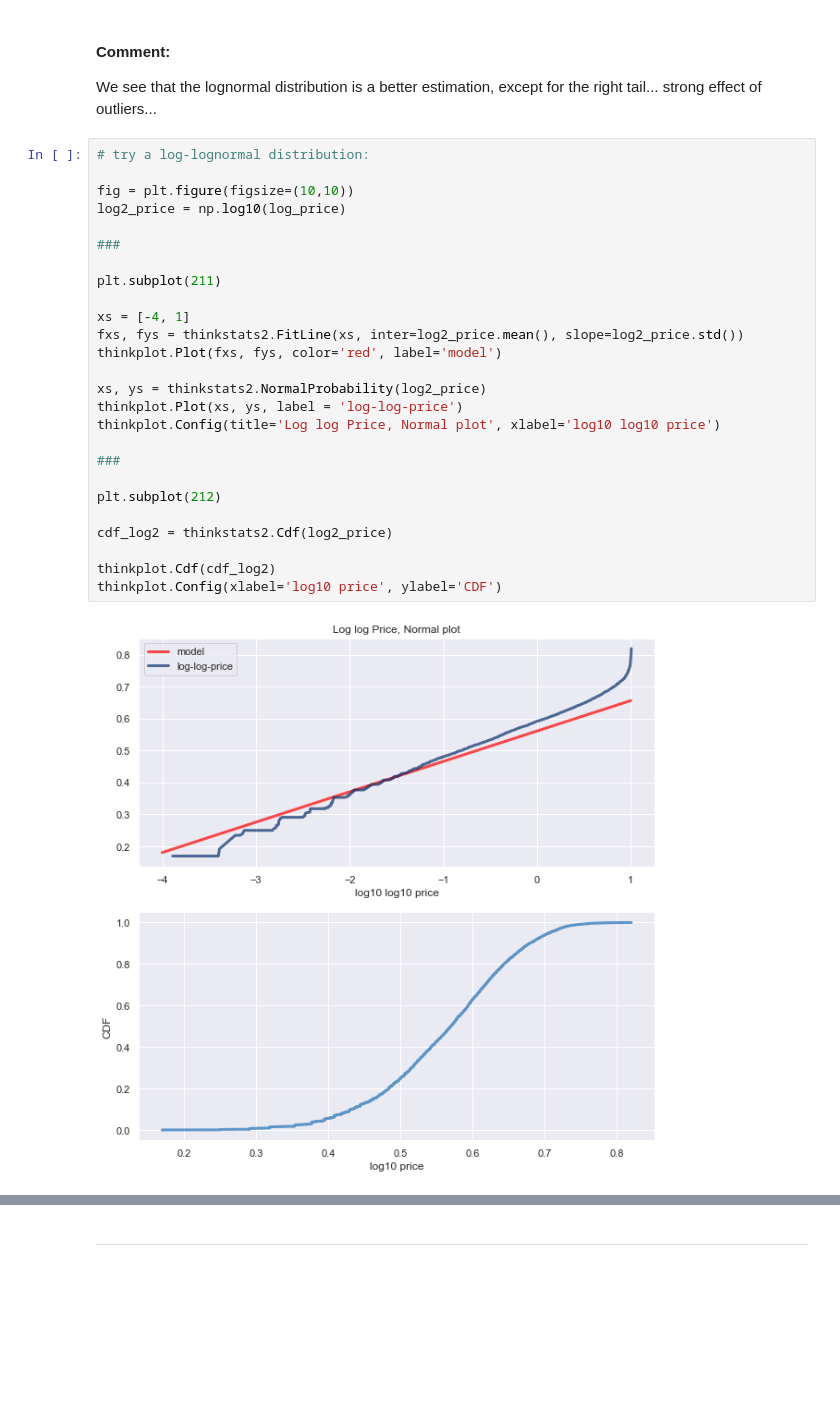
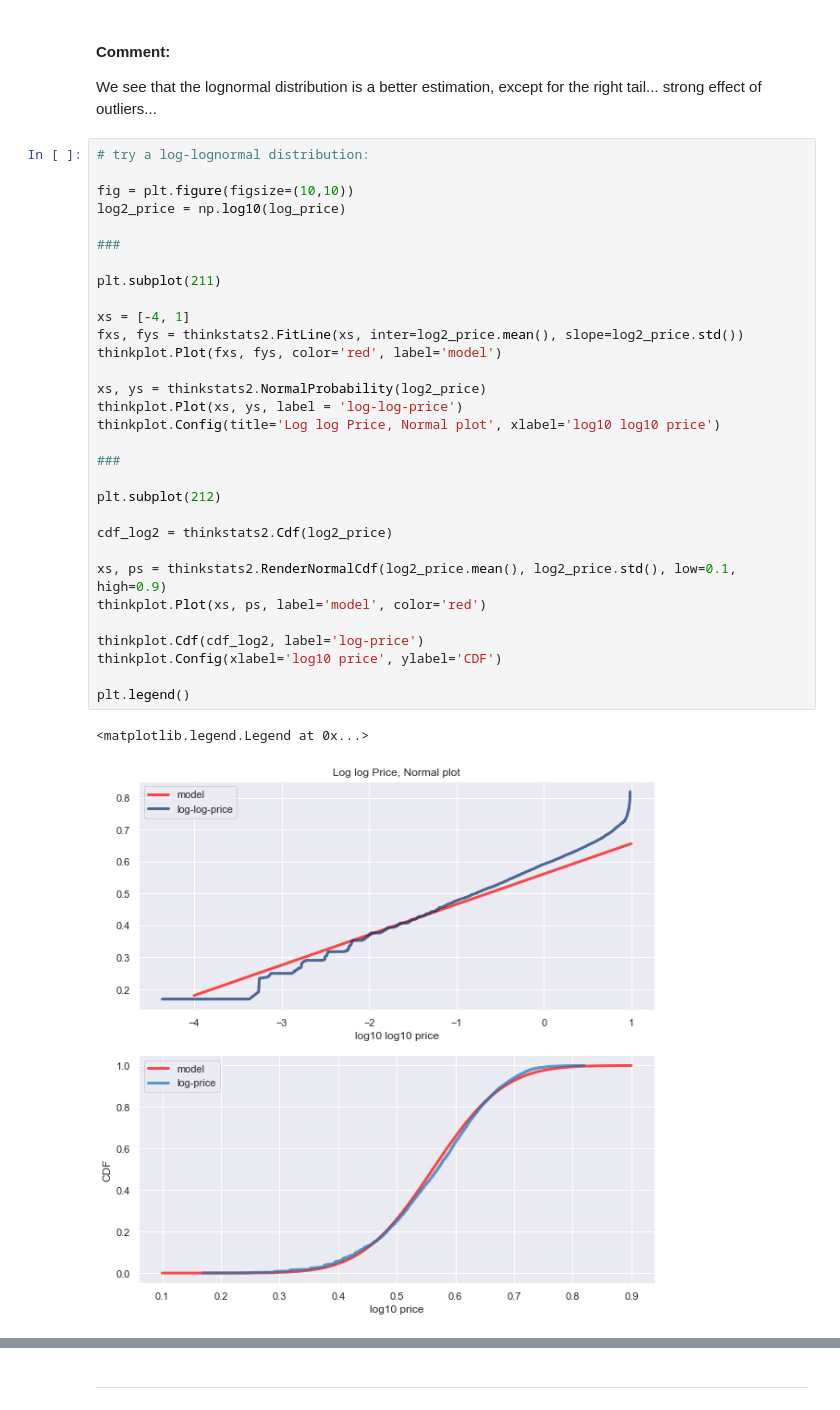
Before and after one commit to dcaohuu18/saffronart_stats_analysis, a Jupyter notebook: distributions.ipynb, the cells around one changed output, grey strips where cells are left out. Cells and saved outputs as stored; diff of their text form; blank space fills up the shorter version.

```diff
--- a/distributions.ipynb
+++ b/distributions.ipynb
@@ -219,28 +231,34 @@ We see that the lognormal distribution is a better estimation, except for the ri
 # %%
 # try a log-lognormal distribution:
 
 fig = plt.figure(figsize=(10,10))
 log2_price = np.log10(log_price)
 
 ###
 
 plt.subplot(211)
 
 xs = [-4, 1]
 fxs, fys = thinkstats2.FitLine(xs, inter=log2_price.mean(), slope=log2_price.std())
 thinkplot.Plot(fxs, fys, color='red', label='model')
 
 xs, ys = thinkstats2.NormalProbability(log2_price)
 thinkplot.Plot(xs, ys, label = 'log-log-price')
 thinkplot.Config(title='Log log Price, Normal plot', xlabel='log10 log10 price')
 
 ###
 
 plt.subplot(212)
 
 cdf_log2 = thinkstats2.Cdf(log2_price)
 
-thinkplot.Cdf(cdf_log2)
+xs, ps = thinkstats2.RenderNormalCdf(log2_price.mean(), log2_price.std(), low=0.1, high=0.9)
+thinkplot.Plot(xs, ps, label='model', color='red')
+
+thinkplot.Cdf(cdf_log2, label='log-price')
 thinkplot.Config(xlabel='log10 price', ylabel='CDF')
+
+plt.legend()
 # %% [output]
+<matplotlib.legend.Legend at 0x...>
-[figure, old version]
+[figure, new version]
```
Also changed, not shown: parts of 10 cells of this notebook.
